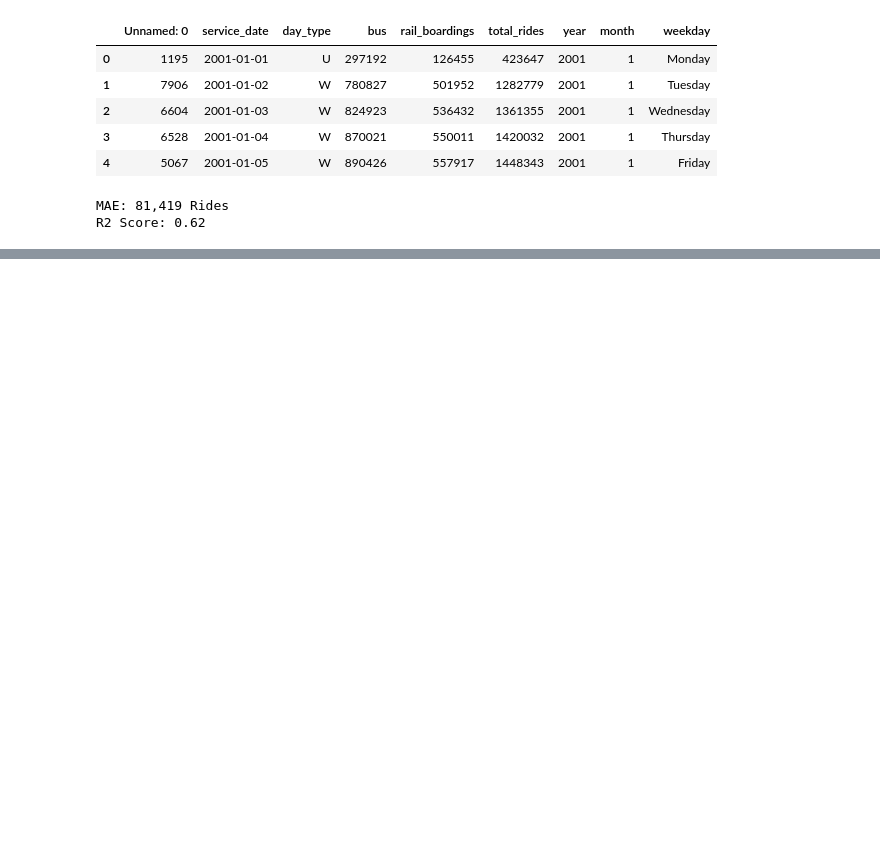
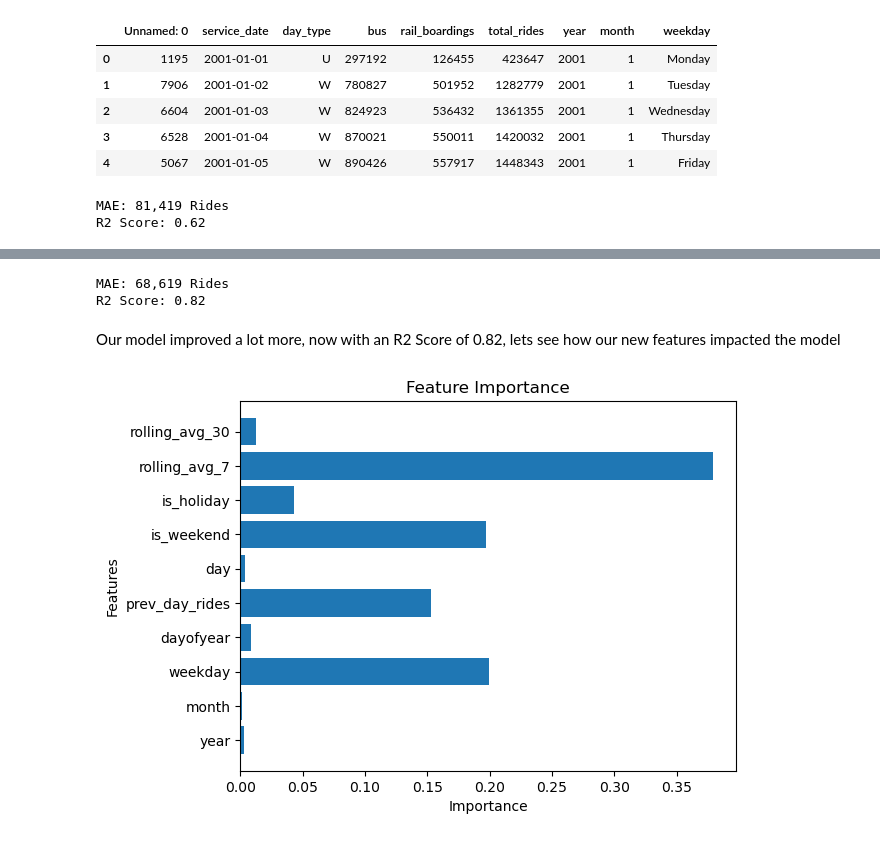
Before and after one commit to JulianGut2/CTA-Ridership-Analysis, a Jupyter notebook: notebooks/Model Training.ipynb, the cells around one changed output, grey strips where cells are left out. Drawn from its saved outputs; the diff is of its cells as text; code cells hidden in the pictures; blank space fills up the shorter version.

```diff
--- a/notebooks/Model Training.ipynb
+++ b/notebooks/Model Training.ipynb
@@ -49,0 +69,12 @@ R2 Score: 0.62
+# %%
+# Take some data about the day time
+df["is_weekend"] = df["weekday"].isin([5,6]).astype(int)
+df["is_holiday"] = df["day_type"].isin(["U"]).astype(int)
+
+# Rolling averages data
+df["rolling_avg_7"] = df["total_rides"].rolling(7).mean()
+df["rolling_avg_30"] = df["total_rides"].rolling(30).mean()
+df = df.dropna()
+
+# Take another peek at our new and (hopefully) improved dataset
+df.head()
@@ -49,0 +88,34 @@ R2 Score: 0.62
+# %%
+# Time to retrain our model and try again with our new columns
+
+X = df[["year", "month", "weekday", "dayofyear", "prev_day_rides", "day", "is_weekend",
+        "is_holiday", "rolling_avg_7", "rolling_avg_30"]]
+
+y = df["total_rides"]
+
+X_train, X_test, y_train, y_test = train_test_split(X, y, shuffle = False, test_size = 42)
+
+model = RandomForestRegressor(n_estimators = 100, random_state = 42)
+model.fit(X_train, y_train)
+
+y_pred = model.predict(X_test)
+mae = mean_absolute_error(y_test, y_pred)
+r2 = r2_score(y_test, y_pred)
+
+print(f"MAE: {mae:,.0f} Rides")
+print(f"R2 Score: {r2:.2f}")
+# %% [output]
+MAE: 68,619 Rides
+R2 Score: 0.82
+# %% [markdown]
+Our model improved a lot more, now with an R2 Score of 0.82, lets see how our new features impacted the model
+# %%
+importance = model.feature_importances_
+features = X.columns
+plt.barh(features, importance)
+plt.title("Feature Importance")
+plt.ylabel("Features")
+plt.xlabel("Importance")
+plt.show()
+# %% [output]
+[figure, added]
```
Also changed, not shown: parts of 5 cells of this notebook.
